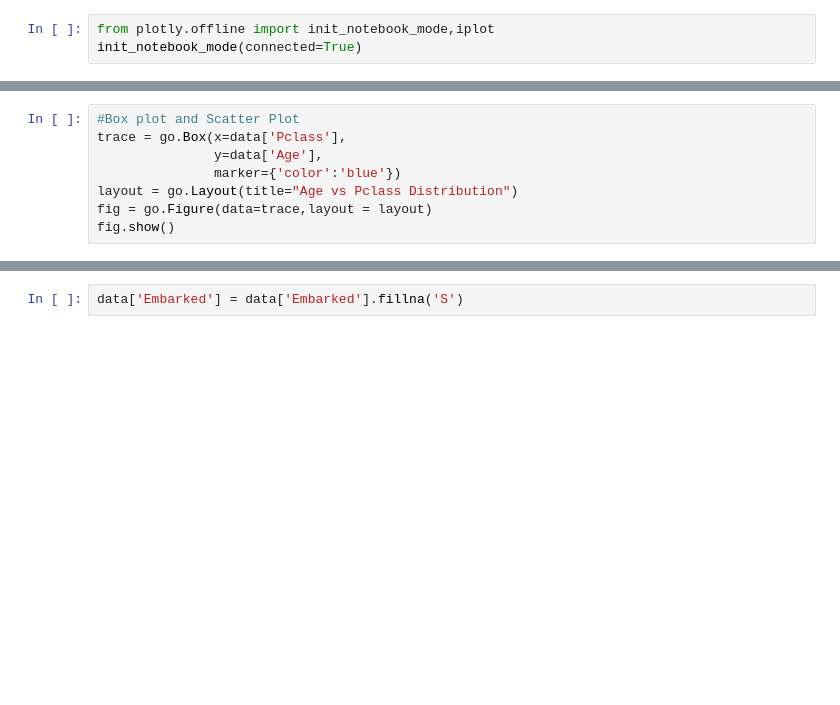
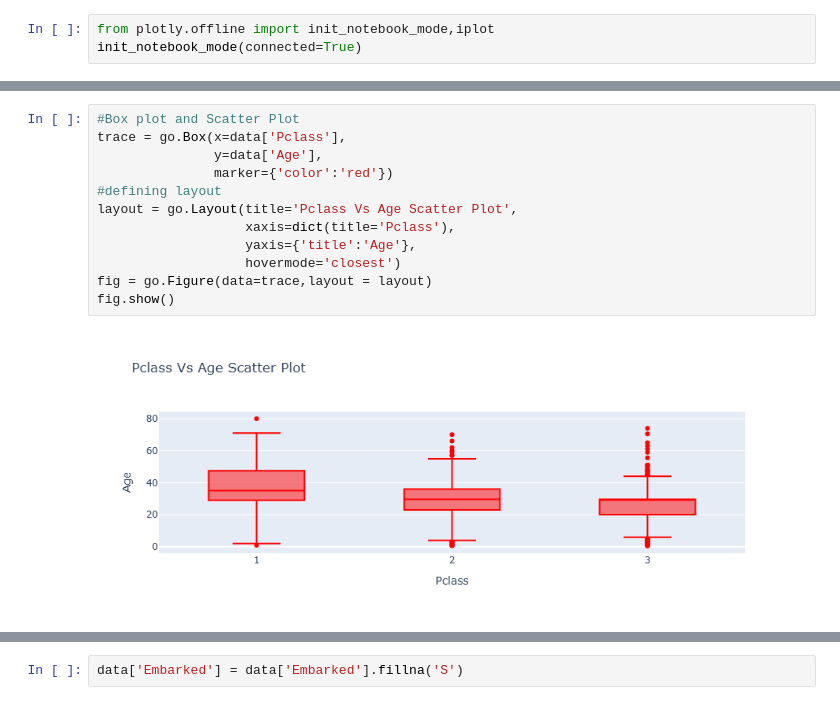
Before and after one commit to 24eu08173-svg/SU_2026_AIML, a Jupyter notebook: WORKSHOP.ipynb, the cells around one changed output, grey strips where cells are left out. Cells and saved outputs as stored; diff of their text form; blank space fills up the shorter version.

```diff
--- a/WORKSHOP.ipynb
+++ b/WORKSHOP.ipynb
@@ -174,11 +361,17 @@ fig.show()
 # %%
 #Box plot and Scatter Plot
 trace = go.Box(x=data['Pclass'],
                y=data['Age'],
-               marker={'color':'blue'})
-layout = go.Layout(title="Age vs Pclass Distribution")
+               marker={'color':'red'})
+#defining layout
+layout = go.Layout(title='Pclass Vs Age Scatter Plot',
+                   xaxis=dict(title='Pclass'),
+                   yaxis={'title':'Age'},
+                   hovermode='closest')
 fig = go.Figure(data=trace,layout = layout)
 fig.show()
+# %% [output]
+[figure, added]
 # %%
 #Scatter Plot representation ---> Age vs Fare
 trace = go.Scatter(x=data['Age'],y=data['Fare'],
```
Also changed, not shown: parts of 51 cells of this notebook.
